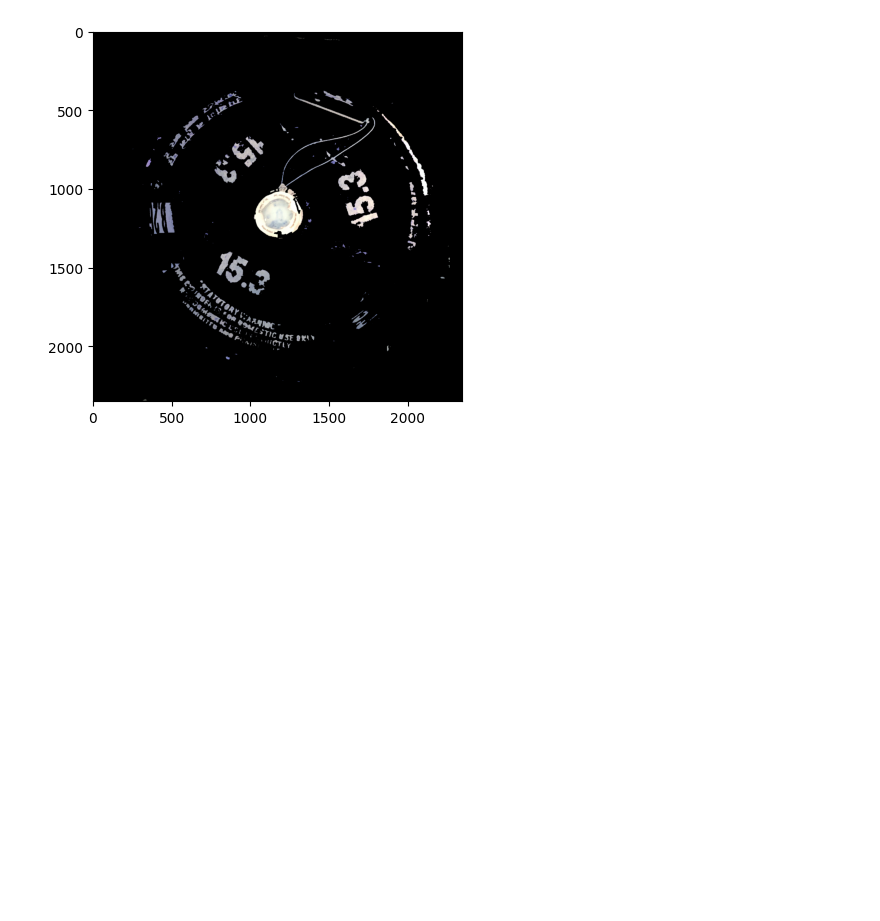
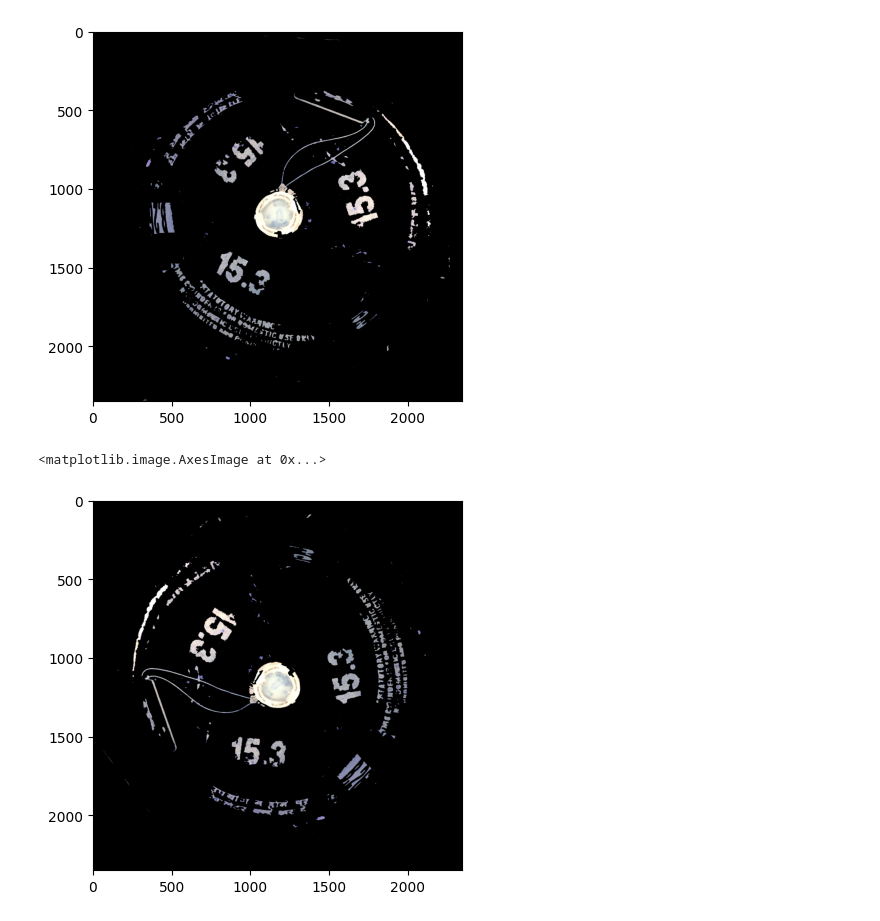
Before and after one commit to siddeshwarnavink/gas-cylinder-weight, a Jupyter notebook: gas-cylinder-weight/testing.ipynb, the cells around one changed output. Drawn from its saved outputs; the diff is of its cells as text; code cells hidden in the pictures; blank space fills up the shorter version.

```diff
--- a/gas-cylinder-weight/testing.ipynb
+++ b/gas-cylinder-weight/testing.ipynb
@@ -34,3 +34,19 @@ plt.imshow(result)
 # %% [output]
 <matplotlib.image.AxesImage at 0x...>
 [figure]
+# %%
+angle = 130
+
+# Get the image dimensions
+height, width = result.shape[:2]
+
+# Calculate the rotation matrix
+rotation_matrix = cv2.getRotationMatrix2D((width/2, height/2), angle, 1)
+
+# Perform rotation using warpAffine
+rotated_image = cv2.warpAffine(result, rotation_matrix, (width, height))
+
+plt.imshow(rotated_image)
+# %% [output]
+<matplotlib.image.AxesImage at 0x...>
+[figure, added]
```
Also changed, not shown: parts of 1 cell of this notebook.
